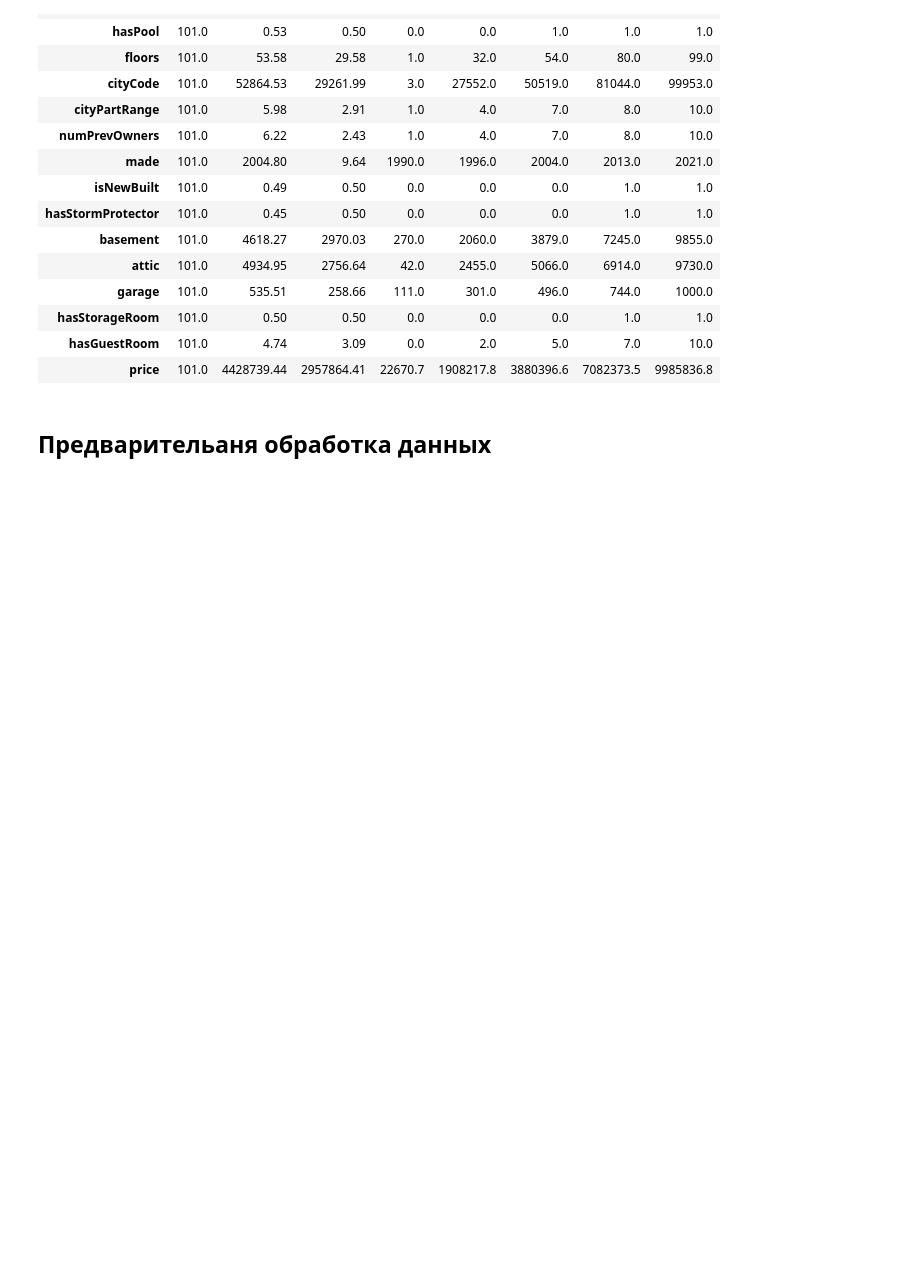
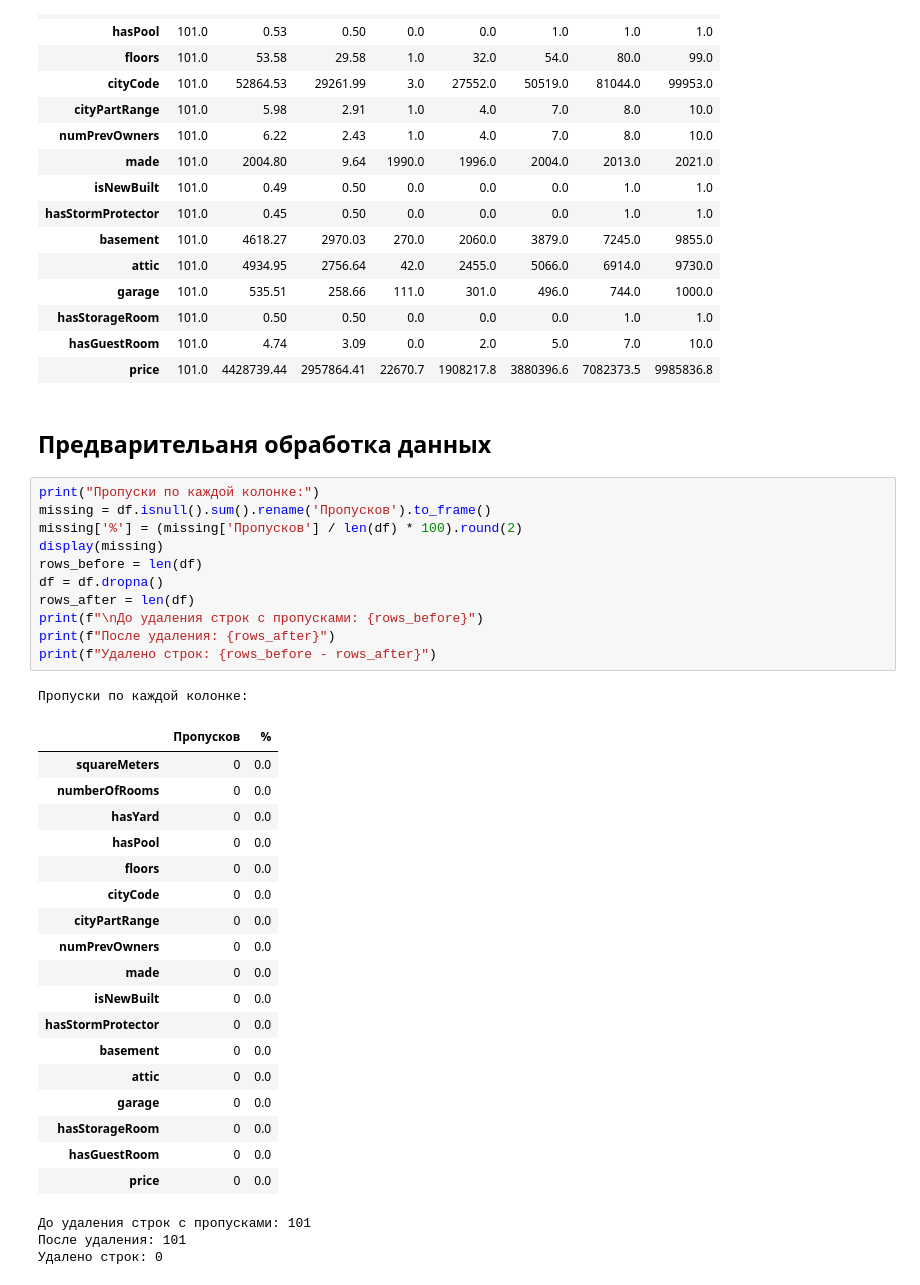
Before and after one commit to boshetunmay1/paris-real-estate-analysis, a Jupyter notebook: kursovaya.ipynb, the cells around one changed output. Drawn from its saved outputs; the diff is of its cells as text; blank space fills up the shorter version.

```diff
--- a/kursovaya.ipynb
+++ b/kursovaya.ipynb
@@ -81,3 +81,37 @@ display(df.describe().T.round(2))
 | price | 101.0 | 4428739.44 | 2957864.41 | 22670.7 | 1908217.8 | 3880396.6 | 7082373.5 | 9985836.8 |
 # %% [markdown]
 ## Предварительаня обработка данных
+# %%
+print("Пропуски по каждой колонке:")
+missing = df.isnull().sum().rename('Пропусков').to_frame()
+missing['%'] = (missing['Пропусков'] / len(df) * 100).round(2)
+display(missing)
+rows_before = len(df)
+df = df.dropna()
+rows_after = len(df)
+print(f"\nДо удаления строк с пропусками: {rows_before}")
+print(f"После удаления: {rows_after}")
+print(f"Удалено строк: {rows_before - rows_after}")
+# %% [output]
+Пропуски по каждой колонке:
+|  | Пропусков | % |
+| squareMeters | 0 | 0.0 |
+| numberOfRooms | 0 | 0.0 |
+| hasYard | 0 | 0.0 |
+| hasPool | 0 | 0.0 |
+| floors | 0 | 0.0 |
+| cityCode | 0 | 0.0 |
+| cityPartRange | 0 | 0.0 |
+| numPrevOwners | 0 | 0.0 |
+| made | 0 | 0.0 |
+| isNewBuilt | 0 | 0.0 |
+| hasStormProtector | 0 | 0.0 |
+| basement | 0 | 0.0 |
+| attic | 0 | 0.0 |
+| garage | 0 | 0.0 |
+| hasStorageRoom | 0 | 0.0 |
+| hasGuestRoom | 0 | 0.0 |
+| price | 0 | 0.0 |
+До удаления строк с пропусками: 101
+После удаления: 101
+Удалено строк: 0
```
Also changed, not shown: parts of 4 cells of this notebook.
